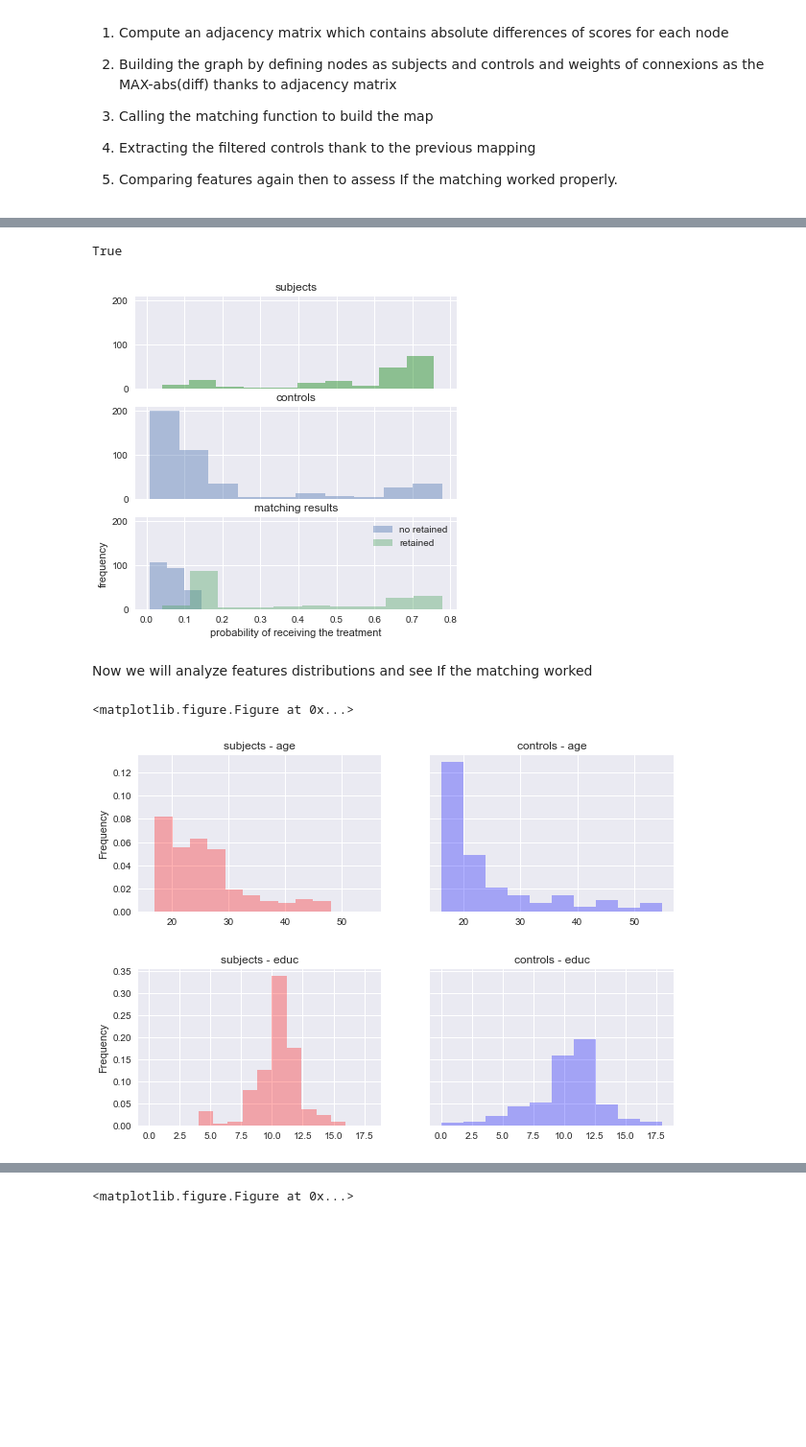
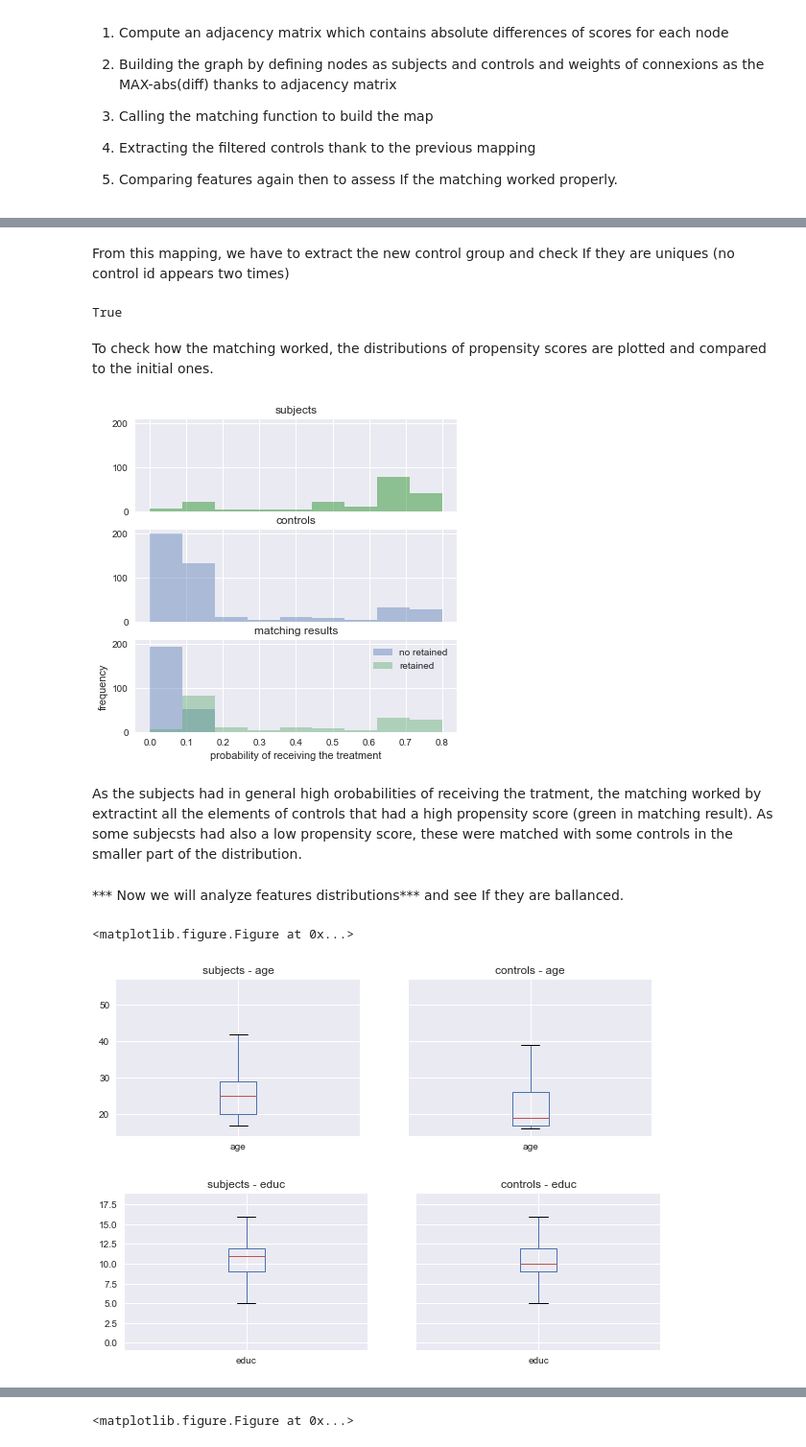
Before and after one commit to NicoBrun/ada2017, a Jupyter notebook: 04 - Applied ML/HW4.ipynb, the cells around one changed output, grey strips where cells are left out. Shown at 96% size. Saved outputs shown, nothing was run; the diff lists cells and outputs as text; code cells hidden in the pictures; blank space fills up the shorter version.

Commit message:
last try for matching

```diff
--- a/04 - Applied ML/HW4.ipynb
+++ b/04 - Applied ML/HW4.ipynb
@@ -163,6 +164,20 @@ def plot_histograms(subjects,controls):
 
     subjects['educ'].plot.hist(ax=axes[0],facecolor='red',normed=1,alpha=0.3, bins=10, title='subjects - educ')
     controls['educ'].plot.hist(ax=axes[1],facecolor='blue',normed=1,alpha=0.3, bins=10,title='controls - educ')
+# %%
+def plot_boxs(subjects,controls):
+
+    plt.figure(1)
+    fig, axes = plt.subplots(1, 2, figsize=(10,3), sharex=True,sharey=True);
+
+    subjects['age'].plot.box(ax=axes[0], title='subjects - age')
+    controls['age'].plot.box(ax=axes[1], title='controls - age')
+
+    plt.figure(2)
+    fig, axes = plt.subplots(1, 2, figsize=(10,3), sharex=True,sharey=True);
+
+    subjects['educ'].plot.box(ax=axes[0], title='subjects - educ')
+    controls['educ'].plot.box(ax=axes[1], title='controls - educ')
 # %%
 plot_histograms(subjects,controls)
 # %% [output]
@@ -375,14 +406,4 @@ Procedure:
 4) Extracting the filtered controls thank to the previous mapping
 
 5) Comparing features again then to assess If the matching worked properly.
-# %%
-''' Here we compute the adjacency matrix'''
-import networkx as nx
-
-N1 = len(propensity_scores_subjects)
-N2 = len(propensity_scores_controls)
-A= np.zeros([N1,N2])
-
-for i in range(0,N1):
-    A[i] = np.abs(propensity_scores_controls-propensity_scores_subjects[i])
 # %%
@@ -412,12 +446,22 @@ for i in range(0,N1):
+# %%
+controls_ids = match_two_groups(propensity_scores_subjects, propensity_scores_controls)
+# %% [markdown]
+From this mapping, we have to extract the new control group and check If they are uniques (no control id appears two times)
 # %%
 ''' Reconstruct the new controls dataframe'''
+def retained_df(df, retained_ids):
+    new_df = df.copy()
+    new_df['enum'] = list(np.arange(0,len(df.index)))
+    new_df = new_df.loc[new_df['enum'].isin(retained_ids)]
+    new_df = new_df.drop('enum',axis=1)
 
-new_controls = controls.copy()
-new_controls['enum'] = list(np.arange(0,N2))
-new_controls = new_controls.loc[new_controls['enum'].isin(controls_ids)]
-new_controls = new_controls.drop('enum',axis=1)
+    return new_df
+
+new_controls = retained_df(controls, controls_ids)
 new_controls.index.is_unique
 # %% [output]
 True
+# %% [markdown]
+To check how the matching worked, the distributions of propensity scores are plotted and compared to the initial ones.
 # %%
 '''Retreive the unretained controls to evaluate the matching'''
@@ -430,24 +478,27 @@ unretained_ids = list(unretained['enum'])
 '''Display to check the matching'''
 
 fig, axes = plt.subplots(3, 1, figsize=(6,6), sharex=True,sharey=True);
-axes[0].hist(propensity_scores_subjects,normed=0, facecolor='green',alpha=0.4)
+bins = np.linspace(0,0.8,10)
+axes[0].hist(propensity_scores_subjects,normed=0,bins=bins, facecolor='green',alpha=0.4)
 axes[0].set_title('subjects')
-axes[1].hist(propensity_scores_controls,normed=0,alpha=0.4)
+axes[1].hist(propensity_scores_controls,normed=0,bins=bins,alpha=0.4)
 axes[1].set_title('controls')
-axes[2].hist(propensity_scores_controls[unretained_ids],normed=0,bins=3,alpha=0.4)
-axes[2].hist(propensity_scores_controls[controls_ids],normed=0,bins=10,alpha=0.4)
+axes[2].hist(propensity_scores_controls[unretained_ids],normed=0,bins=bins,alpha=0.4)
+axes[2].hist(propensity_scores_controls[controls_ids],normed=0,bins=bins,alpha=0.4)
 axes[2].set_title('matching results')
 axes[2].legend(['no retained','retained'])
 plt.xlabel('probability of receiving the treatment')
 plt.ylabel('frequency')
 plt.show()
 # %% [output]
-[figure, old version]
+[figure, new version]
+# %% [markdown]
+As the subjects had in general high orobabilities of receiving the tratment, the matching worked by extractint all the elements of controls that had a high propensity score (green in matching result). As some subjecsts had also a low propensity score, these were matched with some controls in the smaller part of the distribution.
 # %% [markdown]
-Now we will analyze features distributions and see If the matching worked
+*** Now we will analyze features distributions*** and see If they are ballanced.
 # %%
-plot_histograms(subjects,new_controls)
+plot_boxs(subjects,new_controls)
 # %% [output]
 <matplotlib.figure.Figure at 0x...>
-[figure, old version]
+[figure, new version]
-[figure, old version]
+[figure, new version]
```
Also changed, not shown: parts of 39 cells of this notebook.
